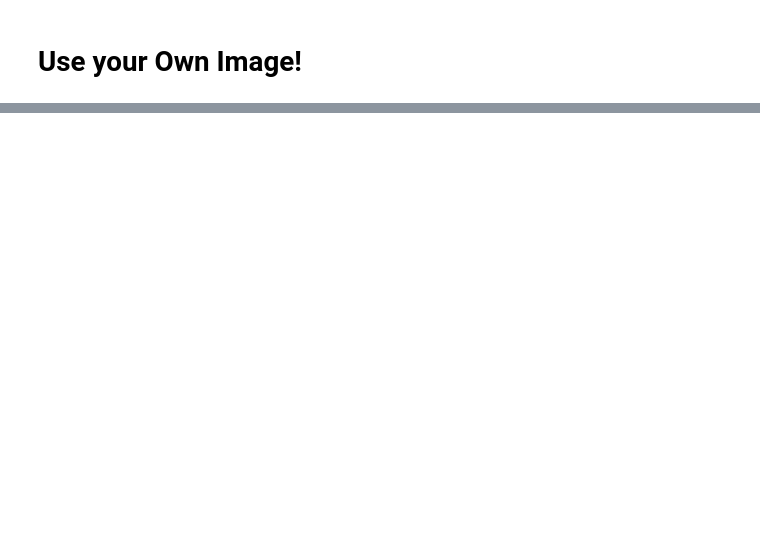
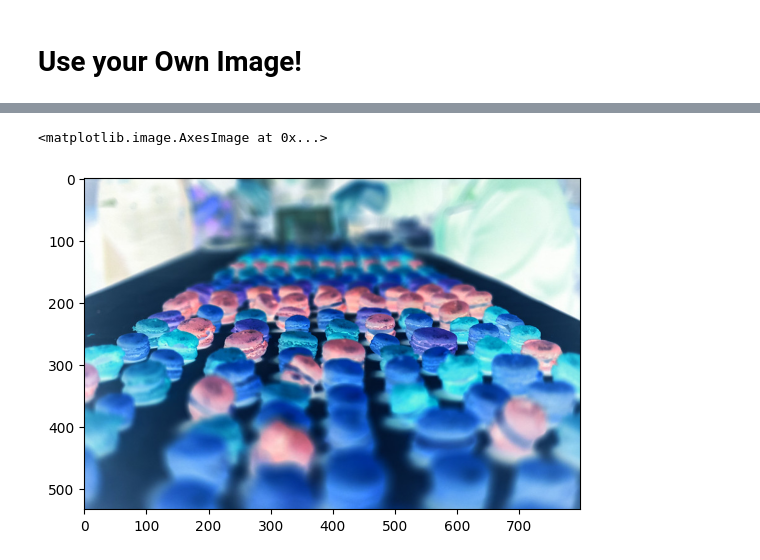
Before and after one commit to M-Awwab-Khan/computation-with-numpy, a Jupyter notebook: Computation_with_NumPy_and_N_Dimensional_Arrays_(start).ipynb, the cells around one changed output, grey strips where cells are left out. Drawn from its saved outputs; the diff is of its cells as text; code cells hidden in the pictures; blank space fills up the shorter version.

```diff
--- a/Computation_with_NumPy_and_N_Dimensional_Arrays_(start).ipynb
+++ b/Computation_with_NumPy_and_N_Dimensional_Arrays_(start).ipynb
@@ -322,0 +339,5 @@ file_name = 'yummy_macarons.jpg'
+# %%
+plt.imshow(255-img)
+# %% [output]
+<matplotlib.image.AxesImage at 0x...>
+[figure, added]
```
Also changed, not shown: parts of 5 cells of this notebook.
